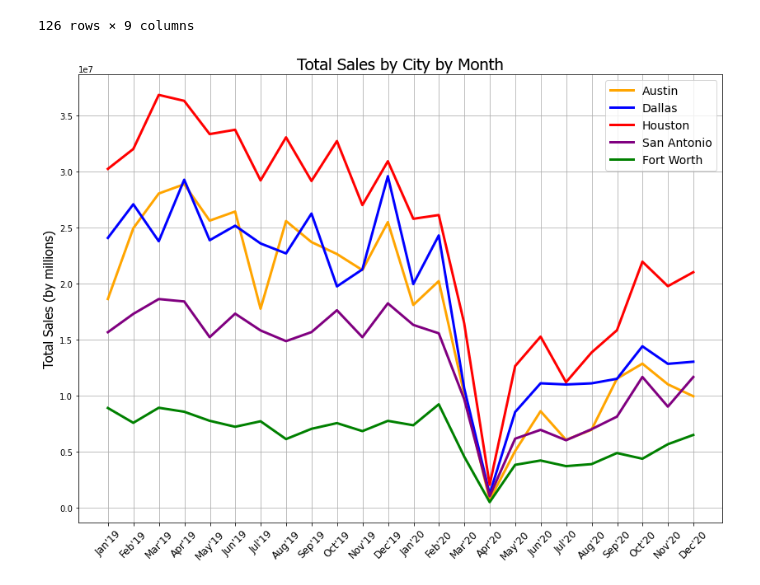
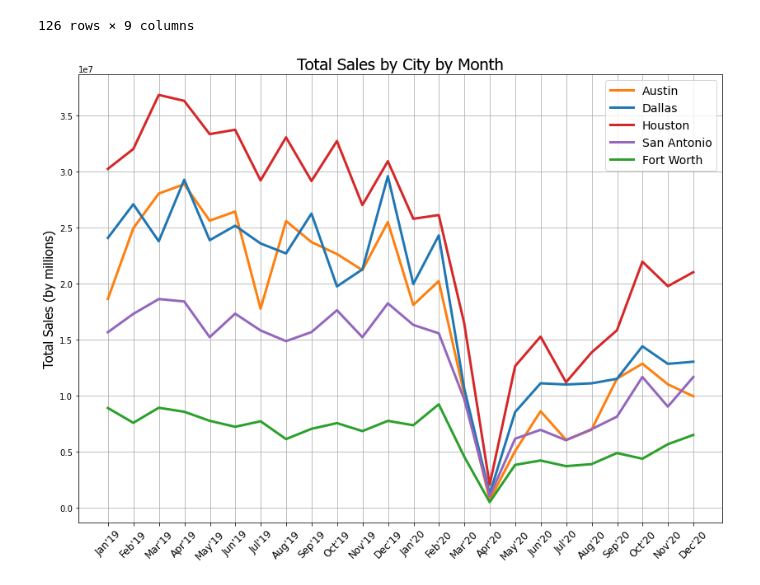
Before and after one commit to KelliDSmith/SMU_Project1_Group1, a Jupyter notebook: Kelli Work/Kelli_EDA.ipynb, the cells around one changed output. Saved outputs shown, nothing was run; the diff lists cells and outputs as text; code cells hidden in the pictures.

```diff
--- a/Kelli Work/Kelli_EDA.ipynb
+++ b/Kelli Work/Kelli_EDA.ipynb
@@ -13,8 +13,8 @@ from sklearn.ensemble import RandomForestRegressor
 from sklearn.metrics import mean_squared_error
 from sklearn.metrics import r2_score
 # %%
-data_all = "Output/2019_2020_mixed_beverage"
-file_path2 = "Output/Dallas_metro_unemployment.csv"
+data_all = "../Output/2019_2020_mixed_beverage"
+file_path2 = "../Output/Dallas_metro_unemployment.csv"
 
 
 df_all = pd.read_csv(data_all, encoding="utf-8")
@@ -422,28 +423,28 @@ months = ["Jan'19","Feb'19","Mar'19","Apr'19","May'19","Jun'19","Jul'19","Aug'19
 # %%
 plt.figure(figsize=(14,10))
 x_axis_data = np.arange(1,25,1)
 x_axis_data
 
 austin = dfcities_austin['total_receipts']
 dallas = dfcities_dallas['total_receipts']
 houston = dfcities_houston['total_receipts']
 sanantonio = dfcities_sanantonio['total_receipts']
 ftworth = dfcities_ftworth['total_receipts']
-plt.plot(x_axis_data, austin,color='orange',label="Austin",linewidth=3)
-plt.plot(x_axis_data, dallas,color='blue',label="Dallas",linewidth=3)
-plt.plot(x_axis_data, houston,color='red',label="Houston",linewidth=3)
-plt.plot(x_axis_data, sanantonio,color='purple',label="San Antonio",linewidth=3)
-plt.plot(x_axis_data, ftworth,color='green',label="Fort Worth",linewidth=3)
+plt.plot(x_axis_data, austin,color='tab:orange',label="Austin",linewidth=3)
+plt.plot(x_axis_data, dallas,color='tab:blue',label="Dallas",linewidth=3)
+plt.plot(x_axis_data, houston,color='tab:red',label="Houston",linewidth=3)
+plt.plot(x_axis_data, sanantonio,color='tab:purple',label="San Antonio",linewidth=3)
+plt.plot(x_axis_data, ftworth,color='tab:green',label="Fort Worth",linewidth=3)
 plt.legend(loc="upper right",fontsize=14)
 tick_locations = [value+.01for value in x_axis_data]
 # plt.xticks(tick_locations,months, **hfont,fontsize=12,rotation=45)
 plt.xticks(tick_locations, months, rotation=45,fontsize=12)
 plt.ylabel("Total Sales (by millions)", **hfont,fontsize=16)
 plt.title("Total Sales by City by Month", **hfont,fontsize=20)
 plt.grid()
-plt.savefig("../SMU_Project1_Group1/citysales_by_month.png")
+plt.savefig("../Kelli Work/citysales_by_month.png")
 plt.show()
 # %% [output]
-[figure, old version]
+[figure, new version]
 # %%
 citysales2020_sort
```
Also changed, not shown: parts of 7 cells of this notebook, 3 other files.
